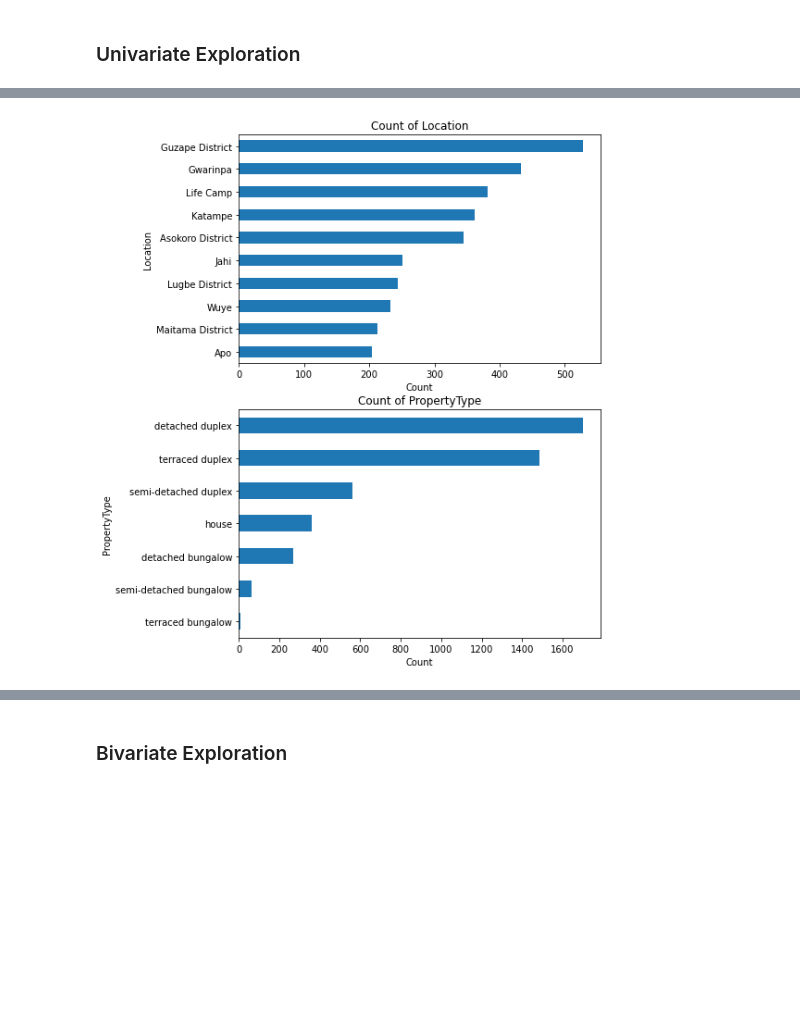
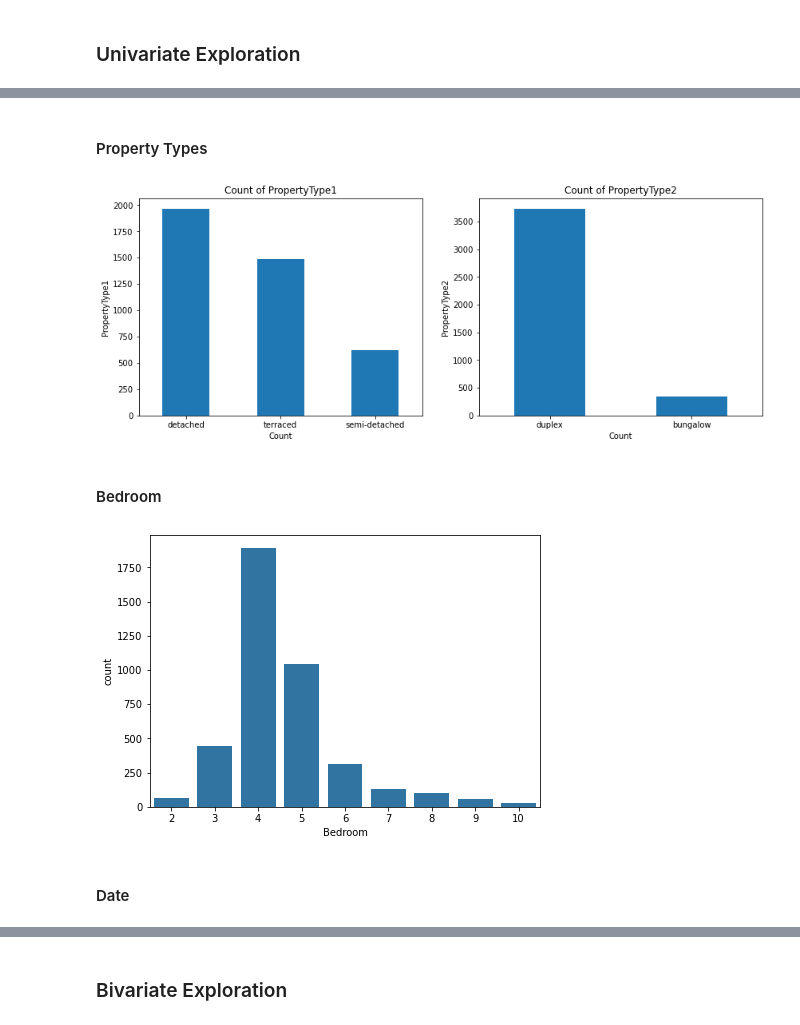
Before and after one commit to Viiktree/Real-Estate-project, a Jupyter notebook: Real estate EDA.ipynb, the cells around one changed output, grey strips where cells are left out. Cells and saved outputs as stored; diff of their text form; code cells hidden in the pictures; blank space fills up the shorter version.

```diff
--- a/Real estate EDA.ipynb
+++ b/Real estate EDA.ipynb
@@ -35,7 +77,12 @@ df.head()
 | 2 | 2022-10-02 | 56000000 | Gwarinpa | 3 | terraced duplex |
 | 3 | 2022-10-02 | 75000000 | Asokoro District | 3 | house |
 | 4 | 2022-08-08 | 75000000 | Gwarinpa | 4 | semi-detached duplex |
-# %%
-df = df.drop(index=df[((df['Location'] == 'Katampe')| (df['Location'] == 'Jabi'))  & (df['Price'] > 1e+9)].index)
-df = df.drop(index=df[(df['PropertyType'] == 'block of flats')].index).reset_index(drop=True)
+# %%
+# Dropping entries above 4 billion overall and above 1 billion except in some districts
+df = df.drop(index=df[df['Price'] > 4e+9].index)
+df = df.drop(index=df[~df['Location'].isin(['Asokoro District','Maitama District','Guzape District','Wuse 2'])
+                & (df['Price'] > 1e+9)].index)
+
+# Dropping entries with property type of block of flats and houses
+df = df.drop(index=df[(df['PropertyType'].isin(['block of flats','house']))].index).reset_index(drop=True)
 # %%
@@ -62,0 +101,6 @@ df[df.duplicated()].shape
+# %%
+# Dividing property types into two types
+df['PropertyType1'] = df['PropertyType'].str.split(' ',expand=True)[0]
+df['PropertyType2'] = df['PropertyType'].str.split(' ',expand=True)[1]
+df= df.drop(axis=1,columns='PropertyType')
+df.head()
@@ -89,15 +174,30 @@ sb.countplot(data=df, x='Bedroom',color=base_color);
+# %% [markdown]
+#### Property Types
 # %%
+# Defining a function for plotting barchart
 def ploty(x):
-    df[x].value_counts().head(10).plot(kind='barh')
+    df[x].value_counts().head(10).plot(kind='bar')
     plt.title('Count of {}'.format(x))
     plt.xlabel('Count')
     plt.ylabel(x)
-    plt.gca().invert_yaxis()
+    plt.xticks(rotation=0)
 # %%
-plt.figure(figsize=[7,10])
-plt.subplot(2,1,1)
-ploty(x='Location')
-plt.subplot(2,1,2)
-ploty(x='PropertyType')
+# Plotting barchart for count of Property types
+plt.figure(figsize=[14,5])
+plt.subplot(1,2,1)
+ploty(x='PropertyType1')
+plt.subplot(1,2,2)
+ploty(x='PropertyType2')
 # %% [output]
-[figure, old version]
+[figure, new version]
+# %% [markdown]
+#### Bedroom
+# %%
+# Plotting of barchart for count of bedrooms
+base_color = sb.color_palette()[0]
+plt.figure(figsize=[7,5])
+sb.countplot(data=df, x='Bedroom',color=base_color);
+# %% [output]
+[figure, new version]
+# %% [markdown]
+#### Date
```
Also changed, not shown: parts of 40 cells of this notebook, 1 other file.
